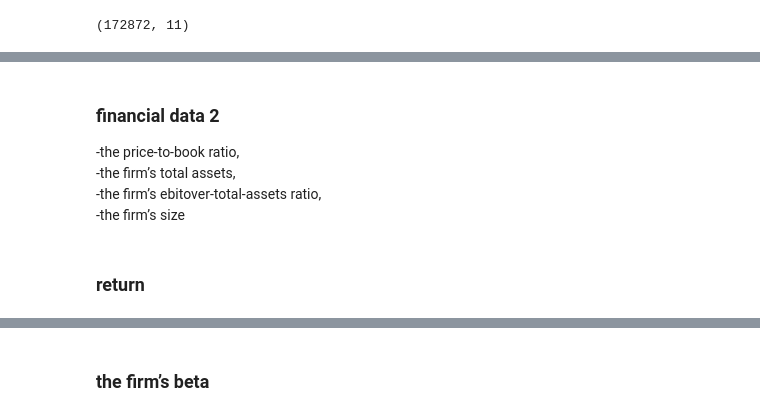
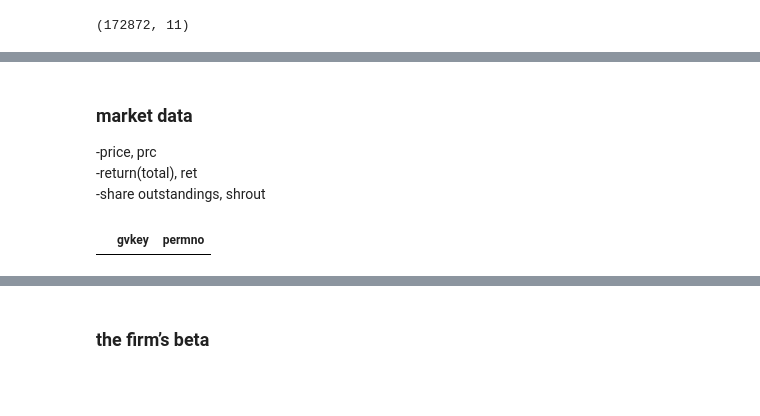
Before and after one commit to 222561/UZH_AssetPricing_Assignment, a Jupyter notebook: Project/data/wrds.ipynb, the cells around one changed output, grey strips where cells are left out. Saved outputs shown, nothing was run; the diff lists cells and outputs as text; code cells hidden in the pictures; blank space fills up the shorter version.

Commit message:
adding code for data acquisition

```diff
--- a/Project/data/wrds.ipynb
+++ b/Project/data/wrds.ipynb
@@ -114,8 +116,2 @@ for isin,sedol in tqdm(zip(ids['isin'],ids['sedol']),total=ids.shape[0]):
         fdat1 = pd.concat([fdat1,tmp],axis=0)
 fdat1.to_csv("financial_data1.csv",index=False)
-# %% [markdown]
-### financial data 2
--the price-to-book ratio,
--the firm’s total assets,
--the firm’s ebitover-total-assets ratio,
--the firm’s size
@@ -128,6 +118,12 @@ fdat2.to_csv("financial_data2.csv",index=False)
 # %% [markdown]
-### return
+### market data
+-price, prc
+-return(total), ret
+-share outstandings, shrout
 # %%
 # get corresponding permmno. find table for it
-
-# get all return for the permnos
+gv_per = conn.raw_sql("select gvkey,permno from wrdsapps_finratio.firm_ratio group by gvkey,permno")
+# %%
+gv_per[gv_per.gvkey == "1932"]
+# %% [output]
+|  | gvkey | permno |
```
Also changed, not shown: parts of 14 cells of this notebook, 4 other files.
